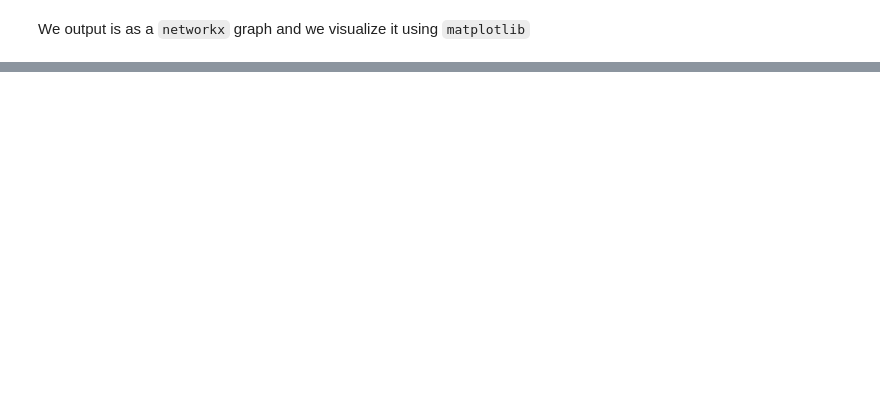
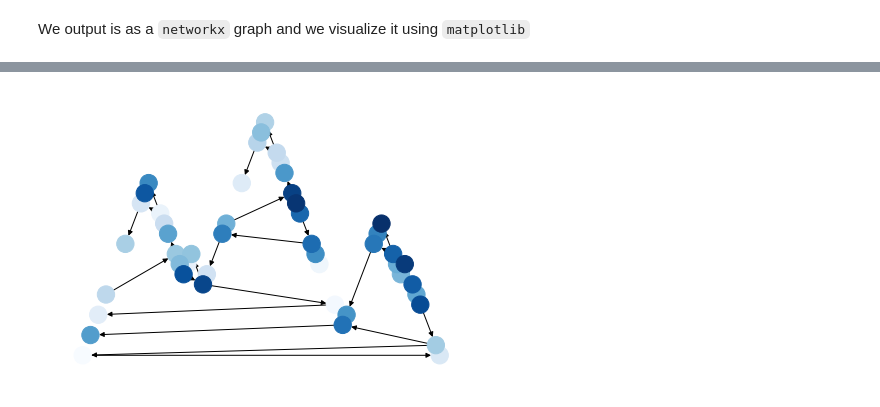
Before and after one commit to ISA-tools/isa-create-test-notebooks, a Jupyter notebook: isa-create-sample-assay-plan-ms.ipynb, the cells around one changed output, grey strips where cells are left out. Cells and saved outputs as stored; diff of their text form; code cells hidden in the pictures; blank space fills up the shorter version.

```diff
--- a/isa-create-sample-assay-plan-ms.ipynb
+++ b/isa-create-sample-assay-plan-ms.ipynb
@@ -153,0 +245,2 @@ nx.draw(nx_graph, with_labels=True, font_weight='bold')
+# %%
+G=nx.nx_agraph.read_dot("isa-test.dot")
@@ -153,0 +254,4 @@ nx.draw(nx_graph, with_labels=True, font_weight='bold')
+# %%
+nx.draw(nx_graph,pos=nx.drawing.layout.planar_layout(G, scale=1, center=None, dim=2),node_color=range(G.number_of_nodes()),cmap=plt.cm.Blues)
+# %% [output]
+[figure, added]
```
Also changed, not shown: parts of 21 cells of this notebook, 2 other files.
